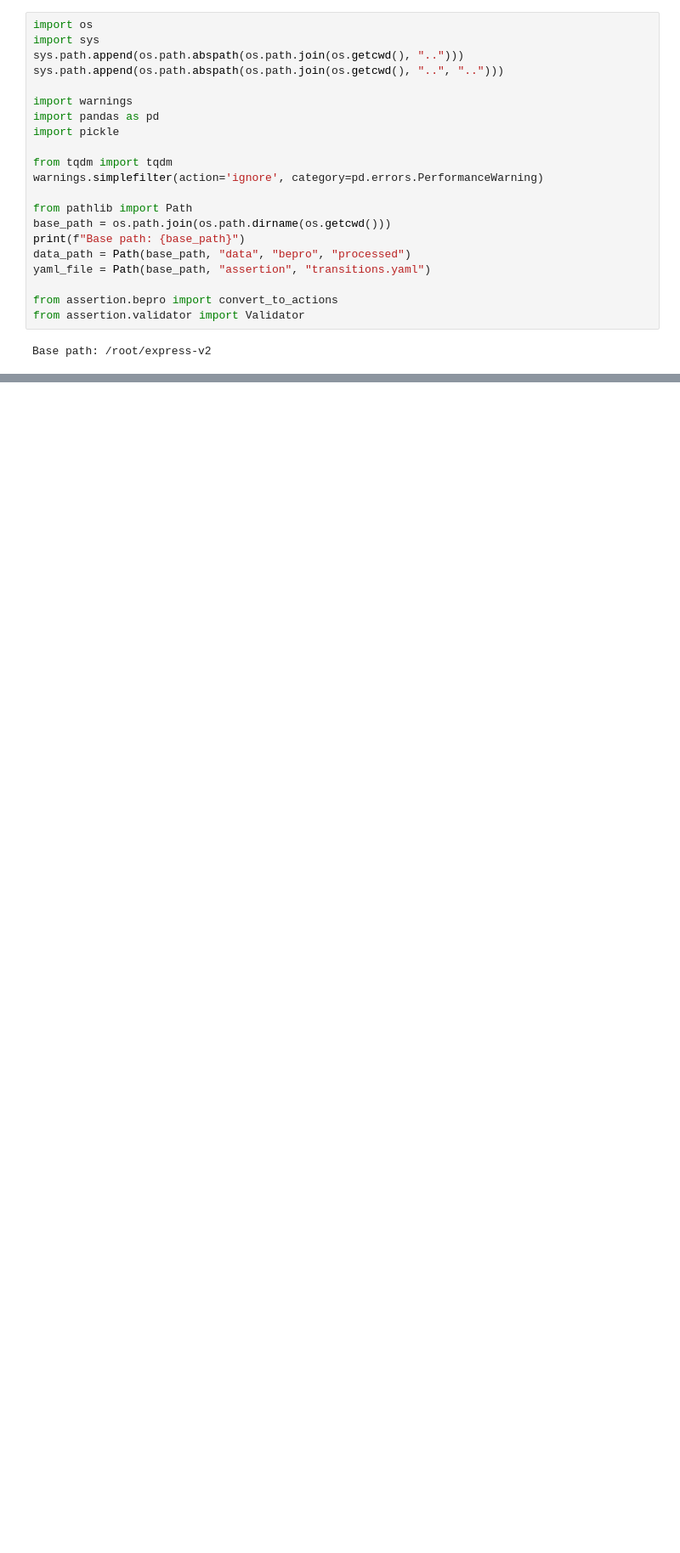
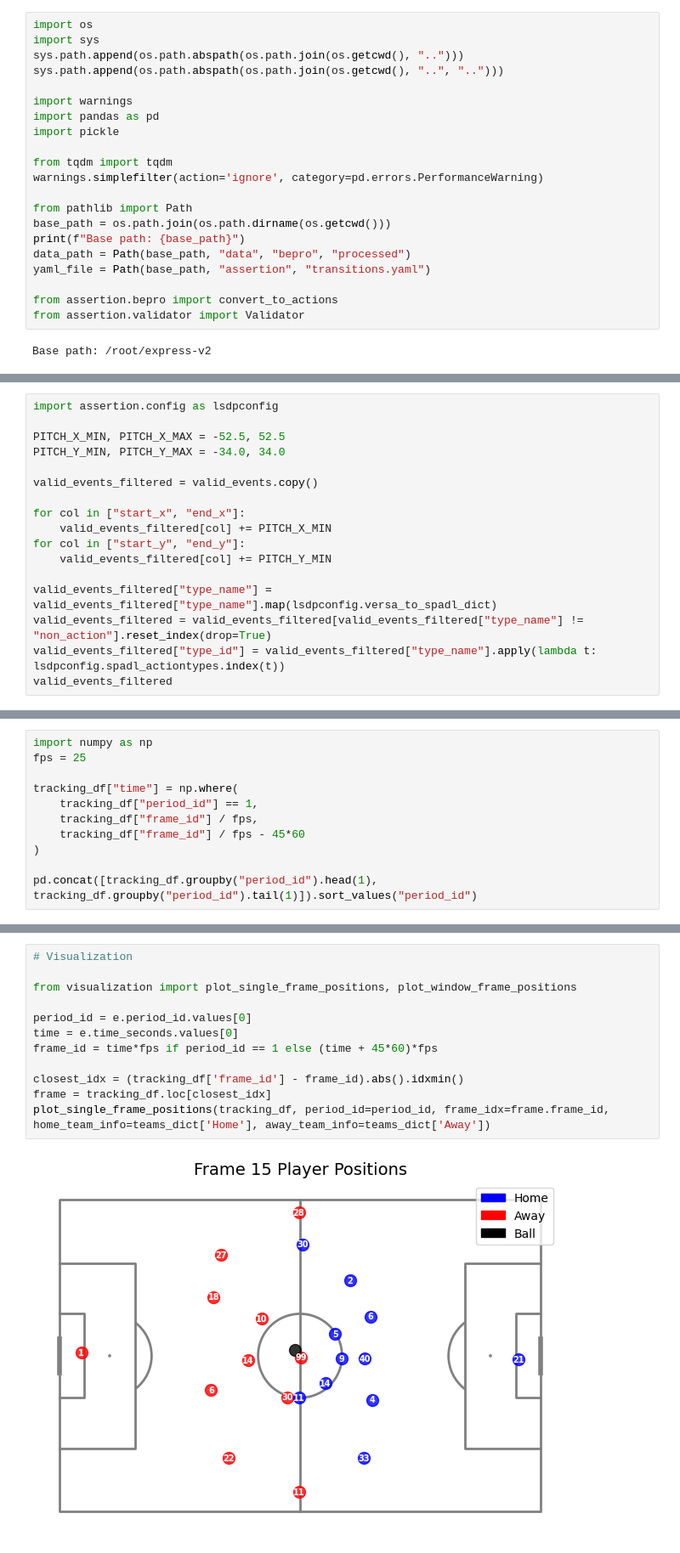
Before and after one commit to leemingo/express-v2, a Jupyter notebook: notebook/5-validation-bepro-data.ipynb, the cells around one changed output, grey strips where cells are left out. Shown at 85% size. Saved outputs shown, nothing was run; the diff lists cells and outputs as text; blank space fills up the shorter version.

```diff
--- a/notebook/5-validation-bepro-data.ipynb
+++ b/notebook/5-validation-bepro-data.ipynb
@@ -147,0 +127,17 @@ array(['Pass', 'Pass Received', 'Carry', 'Foul', 'Pass_Freekick',
+# %%
+import assertion.config as lsdpconfig
+
+PITCH_X_MIN, PITCH_X_MAX = -52.5, 52.5
+PITCH_Y_MIN, PITCH_Y_MAX = -34.0, 34.0
+
+valid_events_filtered = valid_events.copy()
+
+for col in ["start_x", "end_x"]:
+    valid_events_filtered[col] += PITCH_X_MIN
+for col in ["start_y", "end_y"]:
+    valid_events_filtered[col] += PITCH_Y_MIN
+
+valid_events_filtered["type_name"] = valid_events_filtered["type_name"].map(lsdpconfig.versa_to_spadl_dict)
+valid_events_filtered = valid_events_filtered[valid_events_filtered["type_name"] != "non_action"].reset_index(drop=True)
+valid_events_filtered["type_id"] = valid_events_filtered["type_name"].apply(lambda t: lsdpconfig.spadl_actiontypes.index(t))
+valid_events_filtered
@@ -147,0 +158,11 @@ array(['Pass', 'Pass Received', 'Carry', 'Foul', 'Pass_Freekick',
+# %%
+import numpy as np
+fps = 25
+
+tracking_df["time"] = np.where(
+    tracking_df["period_id"] == 1,
+    tracking_df["frame_id"] / fps,
+    tracking_df["frame_id"] / fps - 45*60
+)
+
+pd.concat([tracking_df.groupby("period_id").head(1), tracking_df.groupby("period_id").tail(1)]).sort_values("period_id")
@@ -147,0 +247,14 @@ array(['Pass', 'Pass Received', 'Carry', 'Foul', 'Pass_Freekick',
+# %%
+# Visualization
+
+from visualization import plot_single_frame_positions, plot_window_frame_positions
+
+period_id = e.period_id.values[0]
+time = e.time_seconds.values[0]
+frame_id = time*fps if period_id == 1 else (time + 45*60)*fps
+
+closest_idx = (tracking_df['frame_id'] - frame_id).abs().idxmin()
+frame = tracking_df.loc[closest_idx]
+plot_single_frame_positions(tracking_df, period_id=period_id, frame_idx=frame.frame_id, home_team_info=teams_dict['Home'], away_team_info=teams_dict['Away'])
+# %% [output]
+[figure, added]
```
Also changed, not shown: parts of 12 cells of this notebook, 3 other files.
